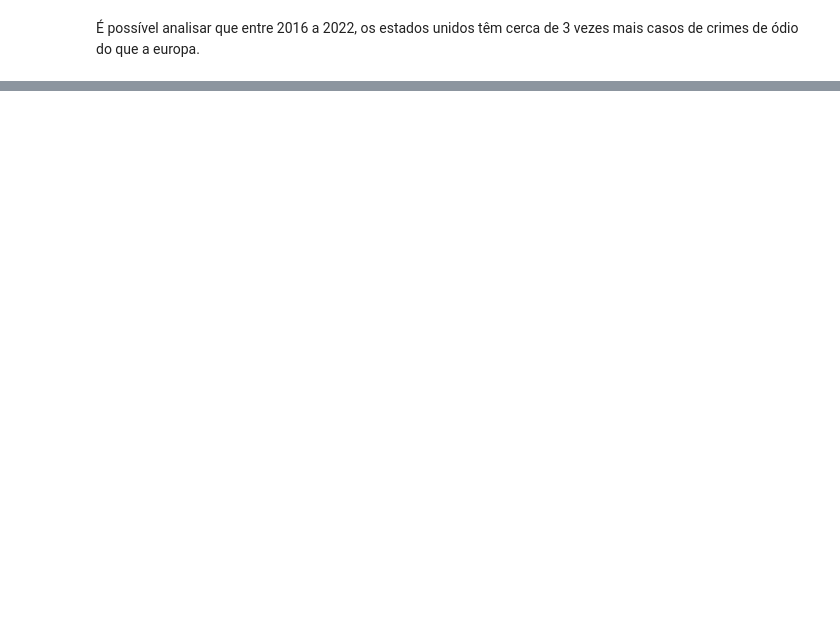
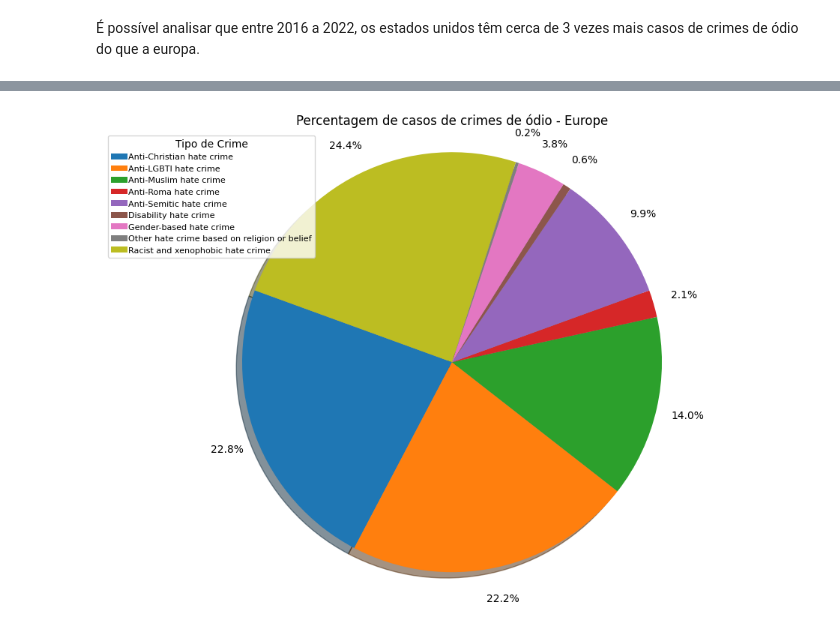
Before and after one commit to Sequeira12/SGD-Hate-Crimes-Analysis, a Jupyter notebook: Hate-crimes-analysis.ipynb, the cells around one changed output, grey strips where cells are left out. Drawn from its saved outputs; the diff is of its cells as text; code cells hidden in the pictures; blank space fills up the shorter version.

```diff
--- a/Hate-crimes-analysis.ipynb
+++ b/Hate-crimes-analysis.ipynb
@@ -492,0 +599,7 @@ Name: incident_id, dtype: int64
+# %%
+with open(FileNameEuropeGDP,"r") as f:
+    for linha in f:
+        reader = csv.reader([linha], delimiter=',', quotechar='"')
+        dados_completos = next(reader)
+
+        gdpEurope[dados_completos[0]] = dados_completos[-9:-2]
@@ -492,0 +717,10 @@ Name: incident_id, dtype: int64
+# %%
+FileNameForeign = "DataSet/ForeignBornDataSets/europe.csv"
+
+countryForeign = {}
+with open(FileNameForeign,"r") as f:
+    for linha in f:
+        reader = csv.reader([linha], delimiter=',', quotechar=',')
+        dados_completos = next(reader)
+
+        countryForeign[dados_completos[0]] = dados_completos[1:]
@@ -492,0 +1010,69 @@ Name: incident_id, dtype: int64
+# %%
+query = """
+select country, bias_desc,count(*) from crimes
+group by country,bias_desc
+order by country,bias_desc;"""
+
+cur = conn.cursor()
+cur.execute(query)
+
+rows = cur.fetchall()
+europelabels = []
+europe = rows[:9]
+labels= []
+values = []
+for eu in europe:
+    labels.append(eu[1])
+    values.append(eu[2])
+
+eua = rows[10:]
+
+
+
+plt.figure(figsize=(12, 8))
+
+plt.pie(values, autopct='%1.1f%%', shadow=True, startangle=160,pctdistance=1.15,labeldistance=1.9)
+plt.axis('equal')
+plt.title('Percentagem de casos de crimes de ódio - Europe')
+plt.legend(labels,
+           title='Tipo de Crime',
+           fontsize=8,
+           handletextpad=0.1,
+
+           loc='upper left')
+
+plt.show()
+eurosoma = sum(values)
+print("Percentagem de casos de crimes de ódio - Europa:\n")
+for i in range(len(values)):
+    print(labels[i],round((values[i]/eurosoma)*100,2), "% ")
+
+
+
+
+labels= []
+values = []
+for eu in eua:
+    labels.append(eu[1])
+    values.append(eu[2])
+
+
+plt.figure(figsize=(12, 8))
+
+plt.pie(values, autopct='%1.1f%%', shadow=True, startangle=160,pctdistance=1.15,labeldistance=1.9)
+plt.axis('equal')
+plt.title('Percentagem de casos de crimes de ódio - United States of America')
+plt.legend(labels,
+           title='Tipo de Crime',
+           fontsize=8,
+           handletextpad=0.1,
+
+           loc='upper left')
+
+plt.show()
+eurosoma = sum(values)
+print("Percentagem de casos de crimes de ódio - United States of America:\n")
+for i in range(len(values)):
+    print(labels[i],round((values[i]/eurosoma)*100,2), "% ")
+# %% [output]
+[figure, added]
```
Also changed, not shown: parts of 74 cells of this notebook, 24 other files.
